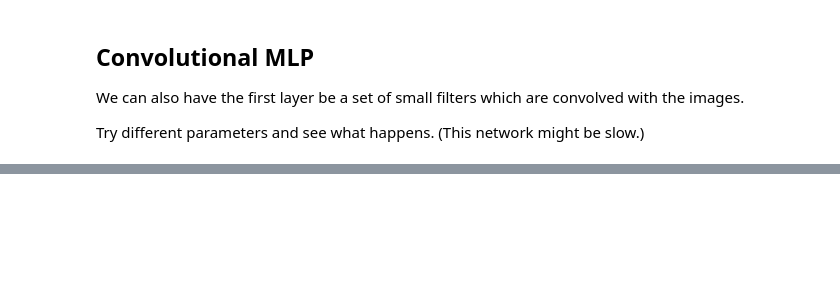
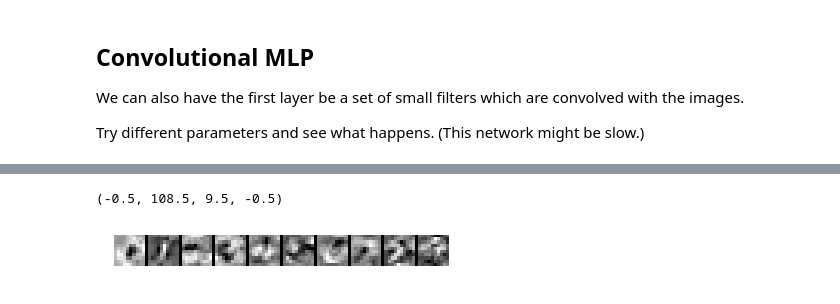
Before and after one commit to rctn/DNN_Tutorial, a Jupyter notebook: DNN_Tutorial.ipynb, the cells around one changed output, grey strips where cells are left out. Cells and saved outputs as stored; diff of their text form; code cells hidden in the pictures; blank space fills up the shorter version.

Commit message:
weight visualization

```diff
--- a/DNN_Tutorial.ipynb
+++ b/DNN_Tutorial.ipynb
@@ -51,7 +53,7 @@ Odd-Even: [0 0 1 1 1 0 0 1 0 0]
 Before we spend our precious time setting up and training deep networks on the data, let's see how a simple linear classifier from sklearn can do.
 # %%
 # Create the classifier to do multinomial classification
-linear_classifier = LR(solver='lbfgs', multi_class='multinomial')
+linear_classifier = LR(solver='lbfgs', multi_class='multinomial', C=0.1)
 # %%
 # Train and evaluate the classifier
 linear_classifier.fit(train_im.reshape(-1, im_size**2), train_y)
@@ -188,0 +195,8 @@ Validation loss: 0.204669129755, validation accuracy: 0.955000001192
+# %%
+W = linear_classifier.coef_
+ims = tri(W, (im_size, im_size), (1, 10), (1,1))
+plt.imshow(ims, cmap='gray', interpolation='nearest')
+plt.axis('off')
+# %% [output]
+(-0.5, 108.5, 9.5, -0.5)
+[figure, added]
```
Also changed, not shown: parts of 11 cells of this notebook.
